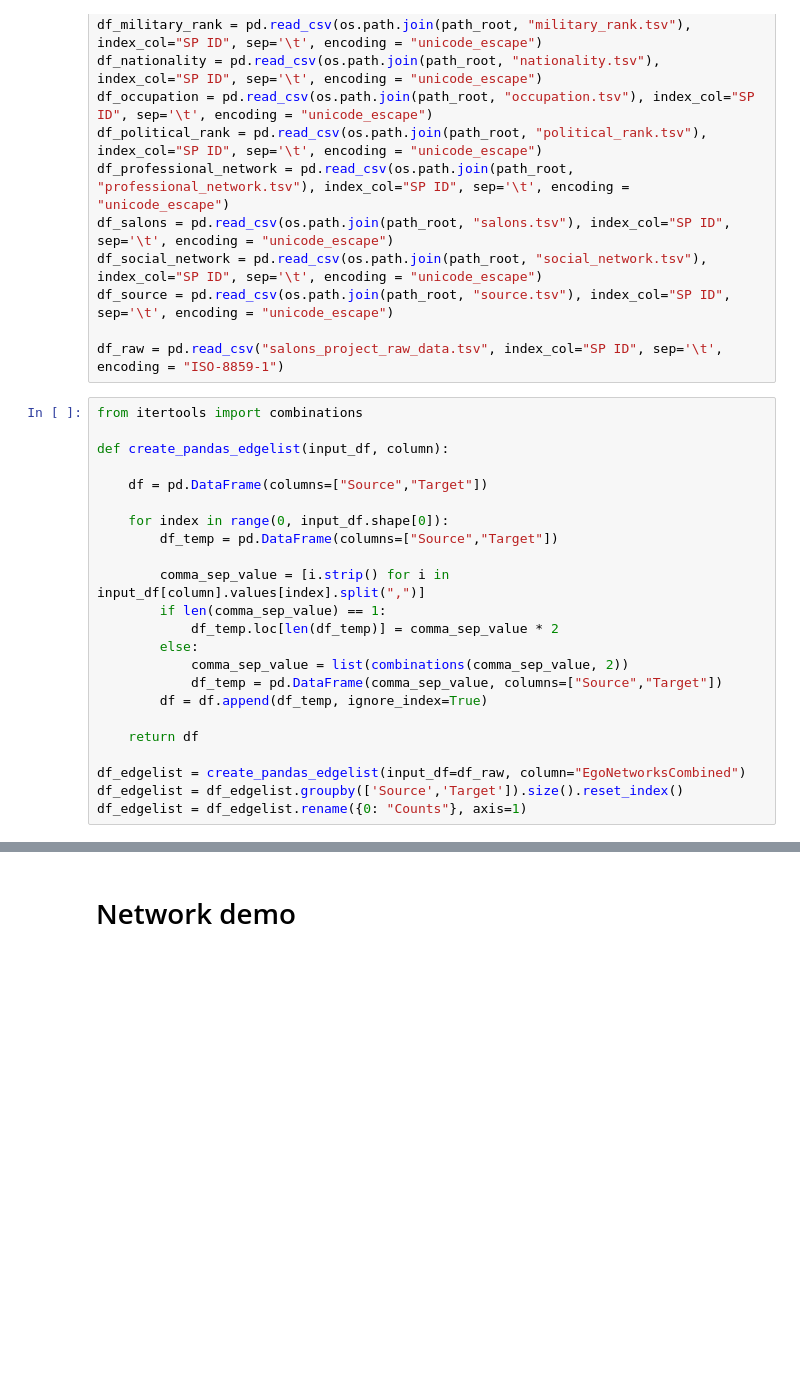
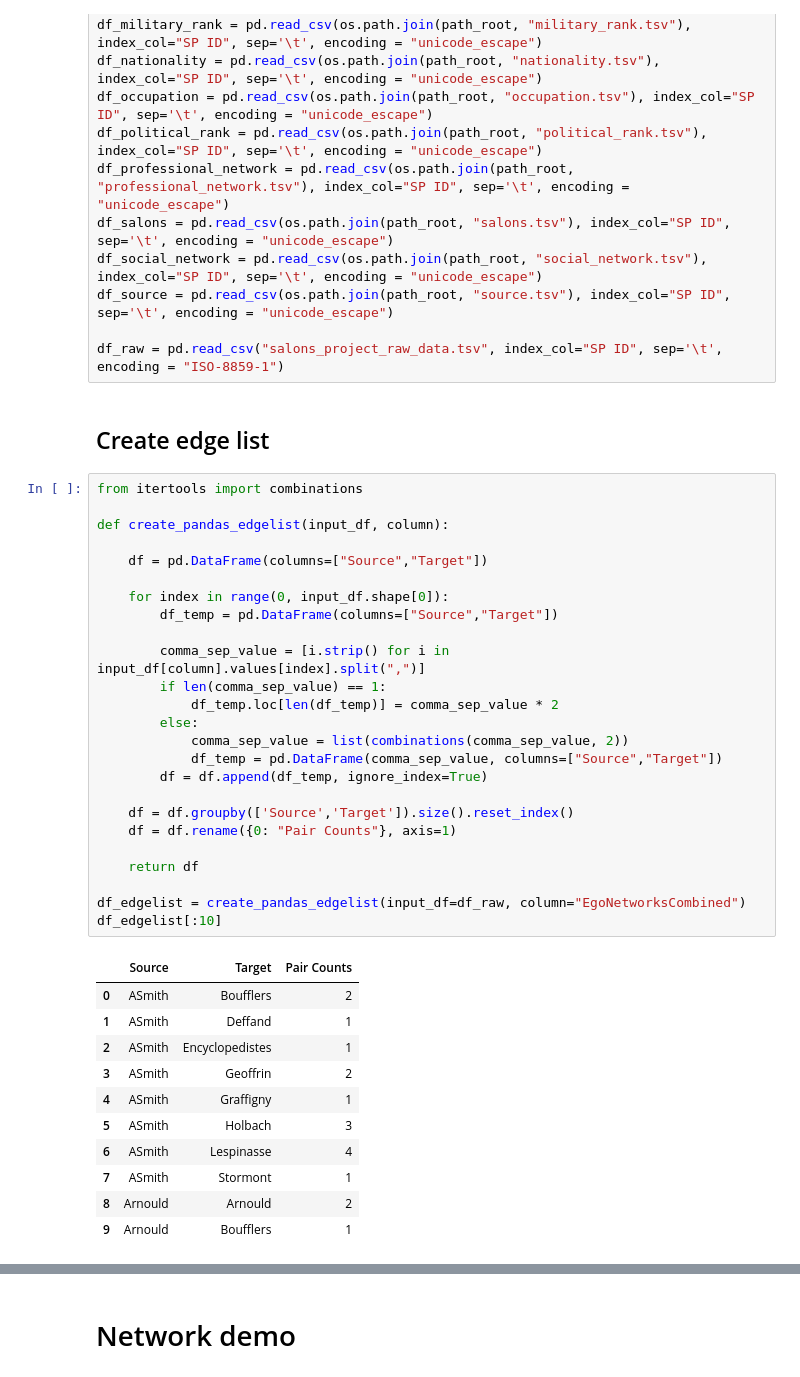
Before and after one commit to Scott-Sirk/Spring2020_VisualAnalytics, a Jupyter notebook: BasicNetwork.ipynb, the cells around one changed output, grey strips where cells are left out. Cells and saved outputs as stored; diff of their text form; blank space fills up the shorter version.

```diff
--- a/BasicNetwork.ipynb
+++ b/BasicNetwork.ipynb
@@ -24,26 +24,42 @@ df_social_network = pd.read_csv(os.path.join(path_root, "social_network.tsv"), i
 df_source = pd.read_csv(os.path.join(path_root, "source.tsv"), index_col="SP ID", sep='\t', encoding = "unicode_escape")
 
 df_raw = pd.read_csv("salons_project_raw_data.tsv", index_col="SP ID", sep='\t', encoding = "ISO-8859-1")
+# %% [markdown]
+## Create edge list
 # %%
 from itertools import combinations
 
 def create_pandas_edgelist(input_df, column):
 
     df = pd.DataFrame(columns=["Source","Target"])
 
     for index in range(0, input_df.shape[0]):
         df_temp = pd.DataFrame(columns=["Source","Target"])
 
         comma_sep_value = [i.strip() for i in input_df[column].values[index].split(",")]
         if len(comma_sep_value) == 1:
             df_temp.loc[len(df_temp)] = comma_sep_value * 2
         else:
             comma_sep_value = list(combinations(comma_sep_value, 2))
             df_temp = pd.DataFrame(comma_sep_value, columns=["Source","Target"])
         df = df.append(df_temp, ignore_index=True)
 
+    df = df.groupby(['Source','Target']).size().reset_index()
+    df = df.rename({0: "Pair Counts"}, axis=1)
+
     return df
 
 df_edgelist = create_pandas_edgelist(input_df=df_raw, column="EgoNetworksCombined")
-df_edgelist = df_edgelist.groupby(['Source','Target']).size().reset_index()
-df_edgelist = df_edgelist.rename({0: "Counts"}, axis=1)
+df_edgelist[:10]
+# %% [output]
+|  | Source | Target | Pair Counts |
+| 0 | ASmith | Boufflers | 2 |
+| 1 | ASmith | Deffand | 1 |
+| 2 | ASmith | Encyclopedistes | 1 |
+| 3 | ASmith | Geoffrin | 2 |
+| 4 | ASmith | Graffigny | 1 |
+| 5 | ASmith | Holbach | 3 |
+| 6 | ASmith | Lespinasse | 4 |
+| 7 | ASmith | Stormont | 1 |
+| 8 | Arnould | Arnould | 2 |
+| 9 | Arnould | Boufflers | 1 |
```
Also changed, not shown: parts of 7 cells of this notebook, 1 other file.
